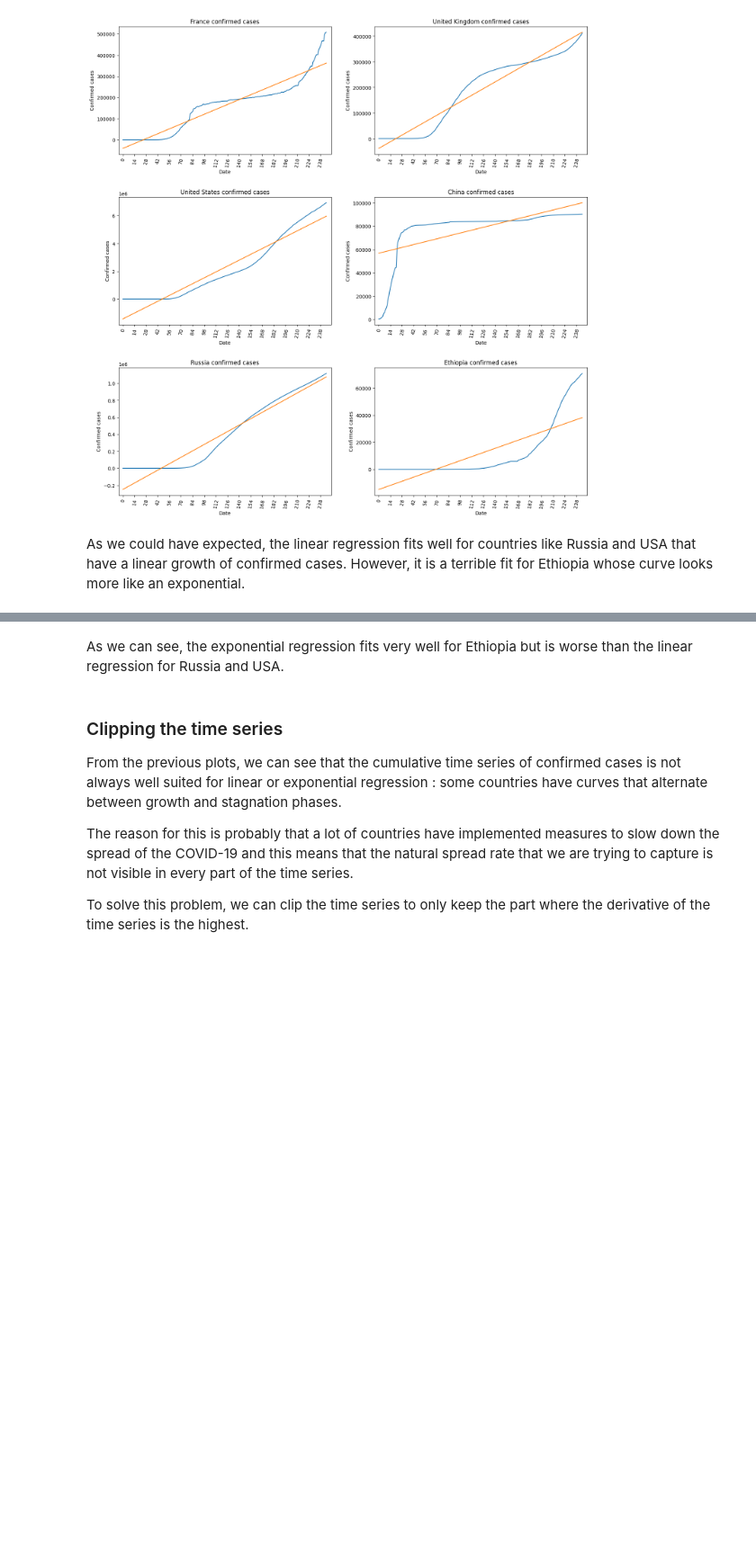
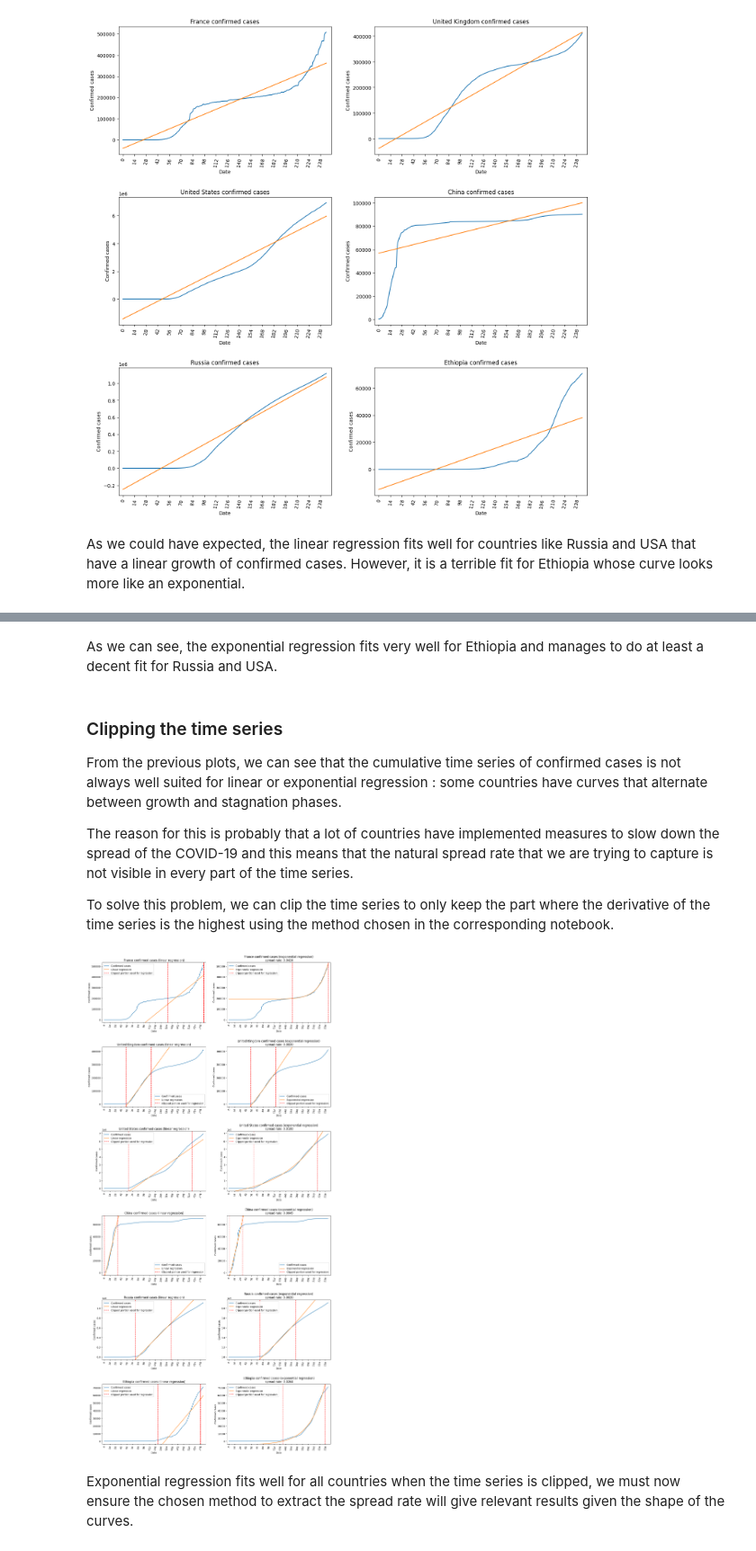
Before and after one commit to BigBaz54/Covid_spread, a Jupyter notebook: spread_rate.ipynb, the cells around one changed output, grey strips where cells are left out. Shown at 90% size. Saved outputs shown, nothing was run; the diff lists cells and outputs as text; code cells hidden in the pictures; blank space fills up the shorter version.

```diff
--- a/spread_rate.ipynb
+++ b/spread_rate.ipynb
@@ -144,9 +144,9 @@ plt.show()
 # %% [markdown]
-As we can see, the exponential regression fits very well for Ethiopia but is worse than the linear regression for Russia and USA.
+As we can see, the exponential regression fits very well for Ethiopia and manages to do at least a decent fit for Russia and USA.
 # %% [markdown]
 ### Clipping the time series
 From the previous plots, we can see that the cumulative time series of confirmed cases is not always well suited for linear or exponential regression : some countries have curves that alternate between growth and stagnation phases.
 
 The reason for this is probably that a lot of countries have implemented measures to slow down the spread of the COVID-19 and this means that the natural spread rate that we are trying to capture is not visible in every part of the time series.
 
-To solve this problem, we can clip the time series to only keep the part where the derivative of the time series is the highest.
+To solve this problem, we can clip the time series to only keep the part where the derivative of the time series is the highest using the method chosen in the corresponding notebook.
@@ -152,0 +174,57 @@ To solve this problem, we can clip the time series to only keep the part where t
+# %%
+countries = ['France', 'United Kingdom', 'United States', 'China', 'Russia', 'Ethiopia']
+
+n = len(countries)
+fig, axs = plt.subplots(n, 2, figsize=(15, 5 * n))
+
+for i, country in enumerate(countries):
+    country_data = data[data['Country'] == country]
+    country_data = country_data.drop(columns=['Country'])
+    country_data_smooth = moving_average(country_data.values[0], 20)
+
+    x = range(len(country_data.columns))
+    y = country_data.values[0]
+
+    start, end = clip_spot_derivative(country_data_smooth)
+
+    model = LinearRegression()
+    model.fit([[i] for i in x[start:end]], y[start:end])
+
+    popt, _ = curve_fit(exponential, x[start:end], y[start:end], maxfev=1000000)
+
+    axs[i, 0].plot(x, y)
+    axs[i, 0].plot(x, model.predict([[i] for i in x]))
+    axs[i, 0].set_title(f'{country} confirmed cases (linear regression)')
+    axs[i, 0].set_xlim(-5, len(x) + 5)
+    axs[i, 0].set_ylim(-0.05 * max(y), 1.05 * max(y))
+    axs[i, 0].set_xlabel('Date')
+    axs[i, 0].set_ylabel('Confirmed cases')
+    axs[i, 0].tick_params(axis='x', rotation=80)
+    axs[i, 0].xaxis.set_major_locator(plt.MultipleLocator(14))
+
+    axs[i, 1].plot(x, y)
+    axs[i, 1].plot(x, exponential(x, *popt))
+    axs[i, 1].set_title(f'{country} confirmed cases (exponential regression)\n spread rate: {popt[0]:.4f}')
+    axs[i, 1].set_xlim(-5, len(x) + 5)
+    axs[i, 1].set_ylim(-0.05 * max(y), 1.05 * max(y))
+    axs[i, 1].set_xlabel('Date')
+    axs[i, 1].set_ylabel('Confirmed cases')
+    axs[i, 1].tick_params(axis='x', rotation=80)
+    axs[i, 1].xaxis.set_major_locator(plt.MultipleLocator(14))
+
+    # Highlight the portion used for regression
+    axs[i, 0].axvline(x=start, color='r', linestyle='--')
+    axs[i, 0].axvline(x=end, color='r', linestyle='--')
+    axs[i, 1].axvline(x=start, color='r', linestyle='--')
+    axs[i, 1].axvline(x=end, color='r', linestyle='--')
+
+    # Add legend
+    axs[i, 0].legend(['Confirmed cases', 'Linear regression', 'Clipped portion used for regression'])
+    axs[i, 1].legend(['Confirmed cases', 'Exponential regression', 'Clipped portion used for regression'])
+
+fig.tight_layout(pad=3.0)
+plt.show()
+# %% [output]
+[figure, added]
+# %% [markdown]
+Exponential regression fits well for all countries when the time series is clipped, we must now ensure the chosen method to extract the spread rate will give relevant results given the shape of the curves.
```
Also changed, not shown: parts of 3 cells of this notebook.
